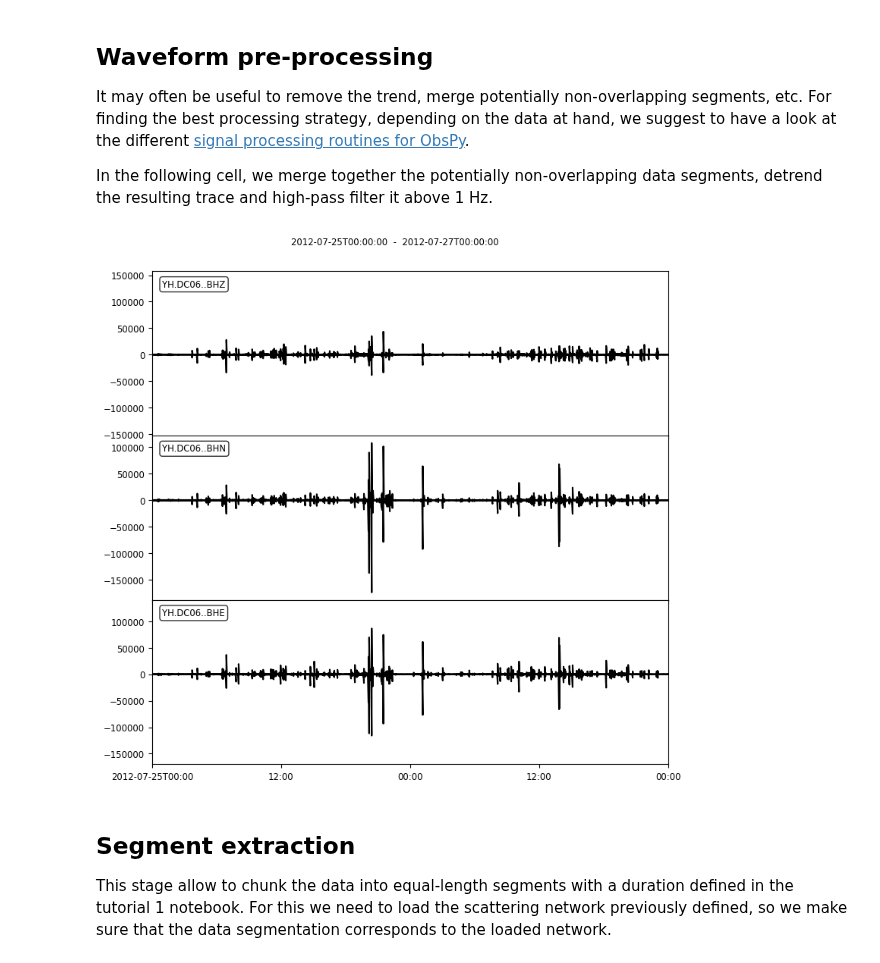
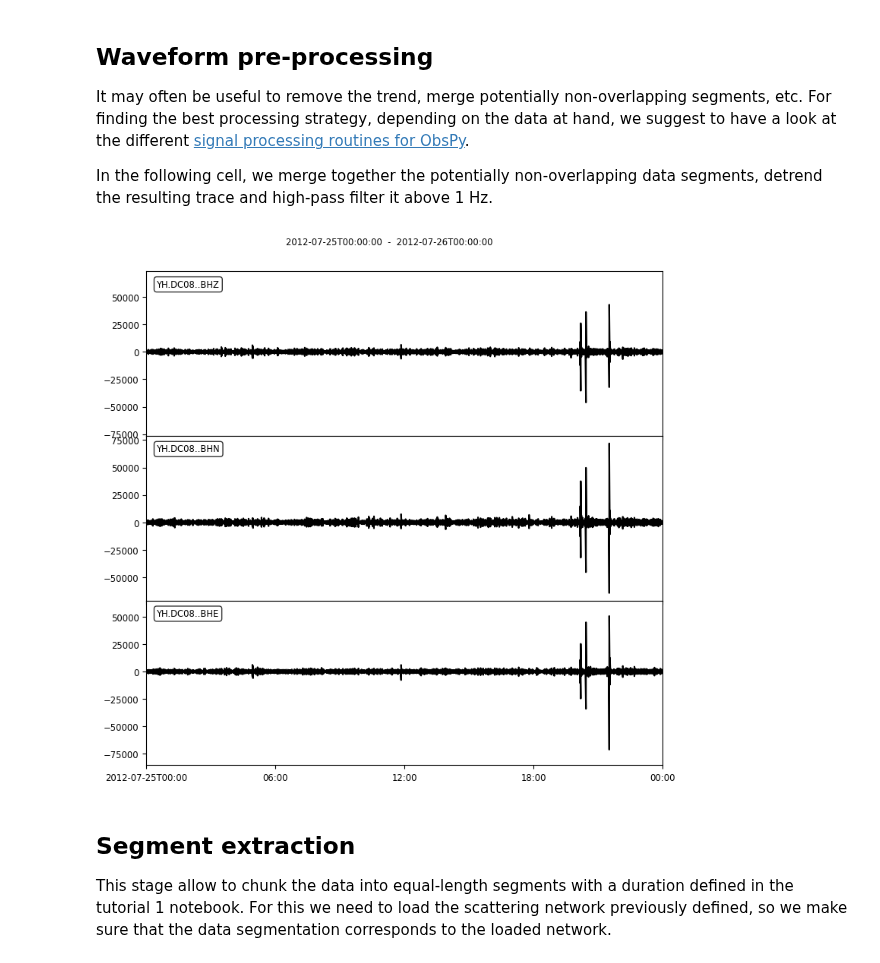
Before and after one commit to scatseisnet/scatseisnet, a Jupyter notebook: docs/source/notebooks/2_scattering_transform.ipynb, the cells around one changed output. Cells and saved outputs as stored; diff of their text form; code cells hidden in the pictures.

```diff
--- a/docs/source/notebooks/2_scattering_transform.ipynb
+++ b/docs/source/notebooks/2_scattering_transform.ipynb
@@ -33,11 +39,11 @@ client = Client("IRIS")
 # Collect waveforms from the datacenter
 stream = client.get_waveforms(
     network="YH",
-    station="DC06",
+    station="DC08",
     location="*",
     channel="*",
     starttime=UTCDateTime("2012-07-25T00:00"),
-    endtime=UTCDateTime("2012-07-27T00:00"),
+    endtime=UTCDateTime("2012-07-26T00:00"),
 )
 # %% [markdown]
 ## Waveform pre-processing
@@ -48,10 +54,10 @@ In the following cell, we merge together the potentially non-overlapping data se
 # %%
 stream.merge(method=1)
 stream.detrend("linear")
 stream.filter(type="highpass", freq=1.0)
-stream.plot();
+stream.plot(rasterized=True);
 # %% [output]
-[figure, old version]
+[figure, new version]
 # %% [markdown]
 ## Segment extraction
 
```
Also changed, not shown: parts of 12 cells of this notebook, 1 other file.
